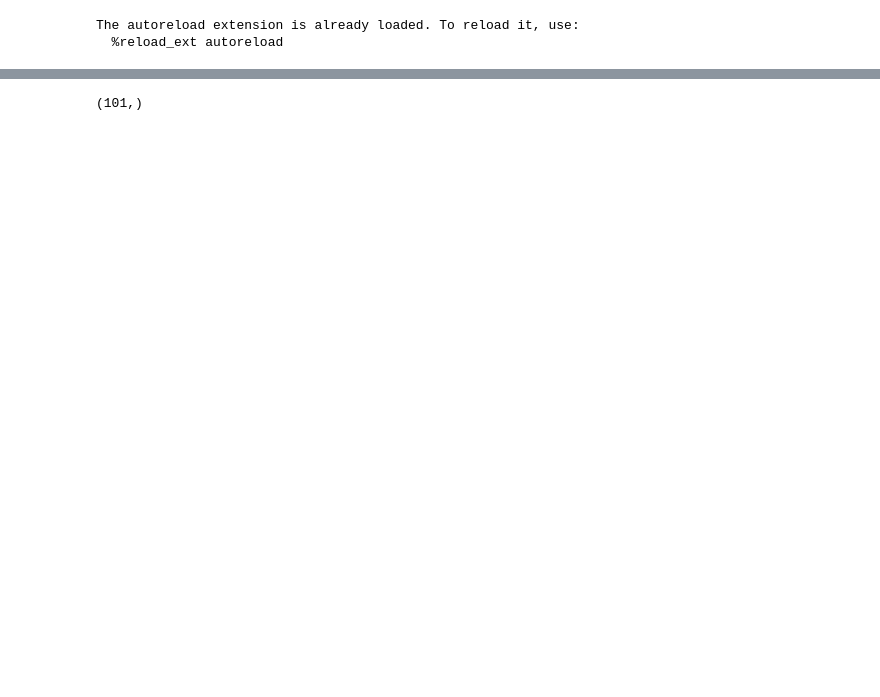
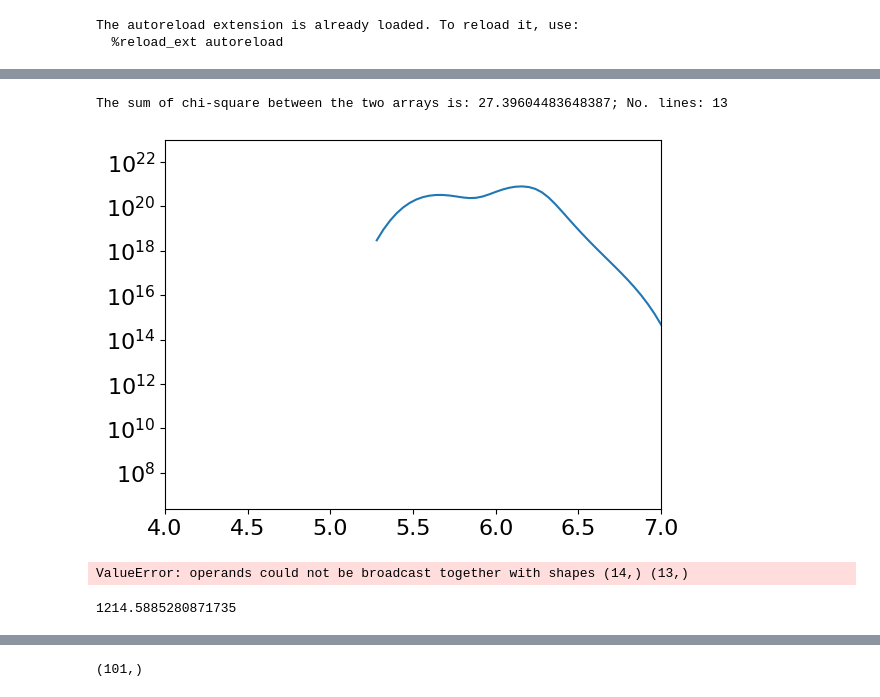
Before and after one commit to andyto1234/demreg_FIP, a Jupyter notebook: test.ipynb, the cells around one changed output, grey strips where cells are left out. Saved outputs shown, nothing was run; the diff lists cells and outputs as text; code cells hidden in the pictures; blank space fills up the shorter version.

```diff
--- a/test.ipynb
+++ b/test.ipynb
@@ -322,0 +444,22 @@ dem1,edem1,elogt1,chisq1,dn_reg1=dn2dem(dn_in,edn_in,trmatrix,tresp_logt,temps,m
+# %%
+plt.plot(np.log10(temps[0:-1]),dem1)
+plt.yscale('log')
+plt.ylim([0,1e23])
+plt.xlim([4,7])
+chi2 = np.sum(((dn_reg1 - dn_in) / edn_in)**2)
+print(f"The sum of chi-square between the two arrays is: {chi2}; No. lines: {len(dn_in)}")
+# chi2 = np.sum(((dn_reg2a - dn_in) / edn_in)**2)
+# print(f"The sum of chi-square between the two arrays is: {chi2}; No. lines: {len(dn_in)}")
+# %% [output]
+The sum of chi-square between the two arrays is: 27.39604483648387; No. lines: 13
+[figure, new version]
+# %%
+print(np.sum(((dn_in-dn_reg2)/edn_in)**2))
+print(len(dn_in))
+# %% [output]
+ValueError: operands could not be broadcast together with shapes (14,) (13,)
+# %%
+i=3
+temps[i+1]-temps[i]
+# %% [output]
+1214.5885280871735
```
Also changed, not shown: parts of 40 cells of this notebook, 4 other files.
